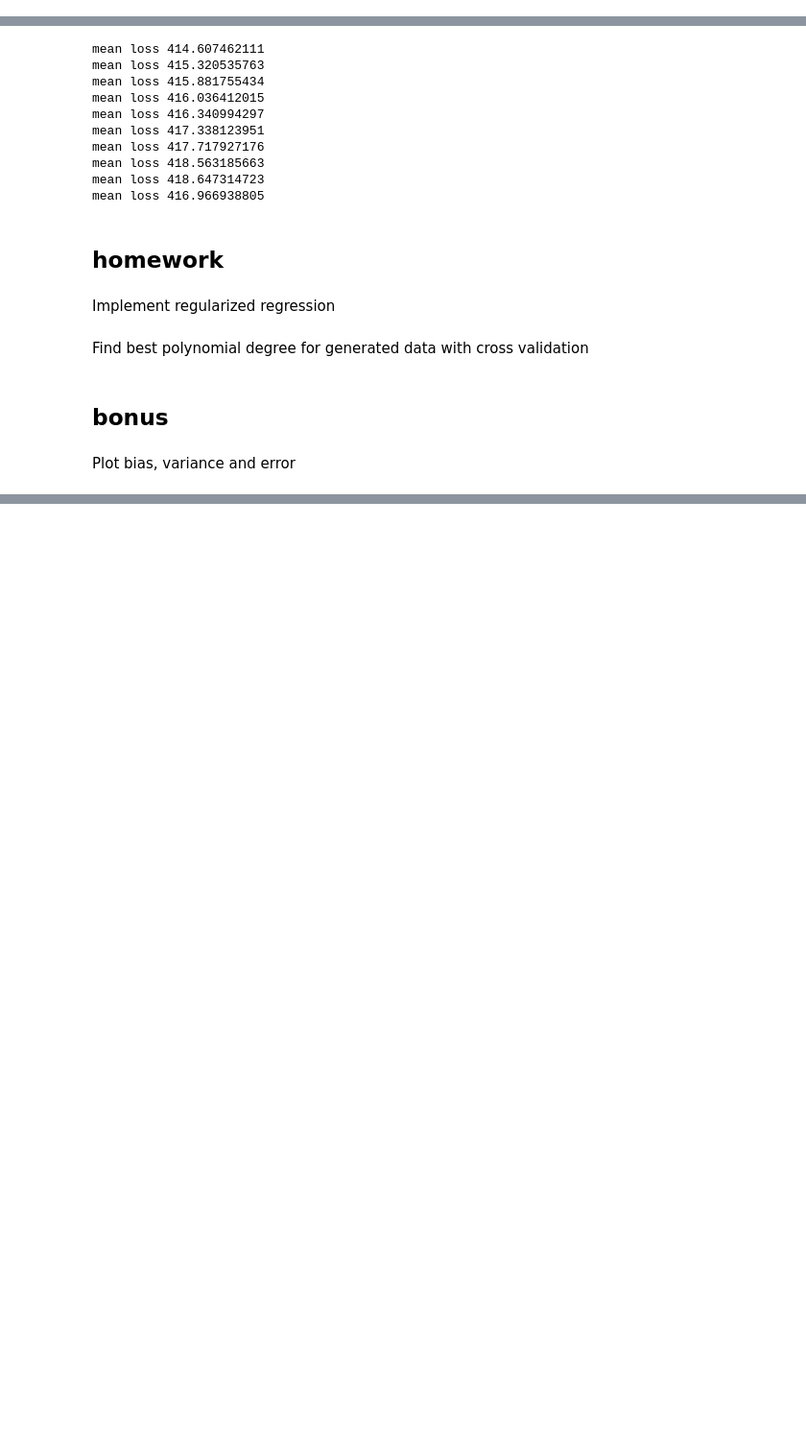
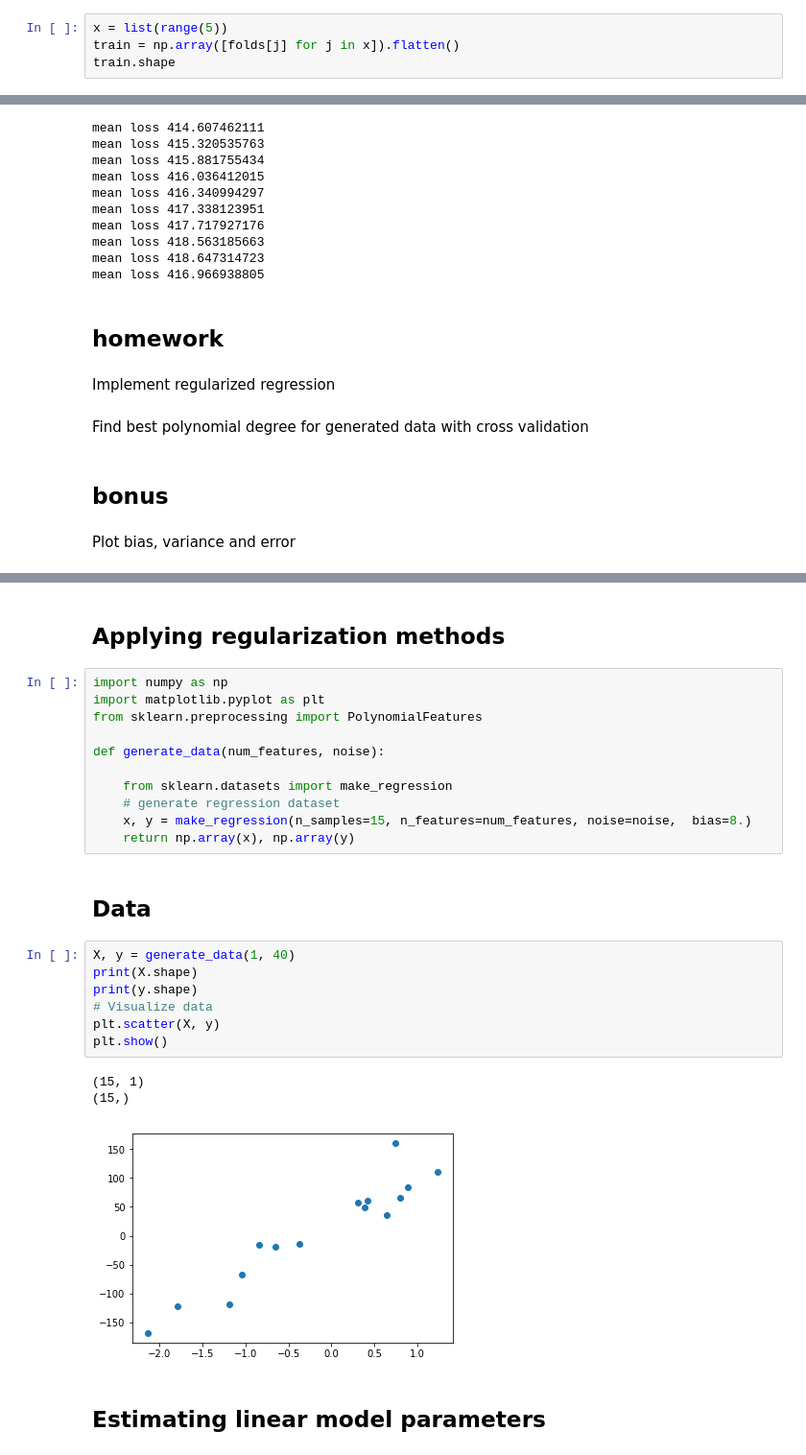
Before and after one commit to tigranv/ISTC_ML_Course, a Jupyter notebook: MachineLearning/FundamentalsAndSupervisedLearning/Lecture2/lecture2.ipynb, the cells around one changed output, grey strips where cells are left out. Shown at 96% size. Saved outputs shown, nothing was run; the diff lists cells and outputs as text; blank space fills up the shorter version.

```diff
--- a/MachineLearning/FundamentalsAndSupervisedLearning/Lecture2/lecture2.ipynb
+++ b/MachineLearning/FundamentalsAndSupervisedLearning/Lecture2/lecture2.ipynb
@@ -13,3 +13,7 @@ y = np.random.uniform(size=1500)
 # %%
 folds = [data[i::5] for i in range(5)]
 folds_y = [y[i::5] for i in range(5)]
+# %%
+x = list(range(5))
+train = np.array([folds[j] for j in x]).flatten()
+train.shape
@@ -53,0 +89,28 @@ Plot bias, variance and error
+# %% [markdown]
+## Applying regularization methods
+# %%
+import numpy as np
+import matplotlib.pyplot as plt
+from sklearn.preprocessing import PolynomialFeatures
+
+def generate_data(num_features, noise):
+
+    from sklearn.datasets import make_regression
+    # generate regression dataset
+    x, y = make_regression(n_samples=15, n_features=num_features, noise=noise,  bias=8.)
+    return np.array(x), np.array(y)
+# %% [markdown]
+## Data
+# %%
+X, y = generate_data(1, 40)
+print(X.shape)
+print(y.shape)
+# Visualize data
+plt.scatter(X, y)
+plt.show()
+# %% [output]
+(15, 1)
+(15,)
+[figure, added]
+# %% [markdown]
+## Estimating linear model parameters
```
Also changed, not shown: parts of 17 cells of this notebook, 36 other files.
